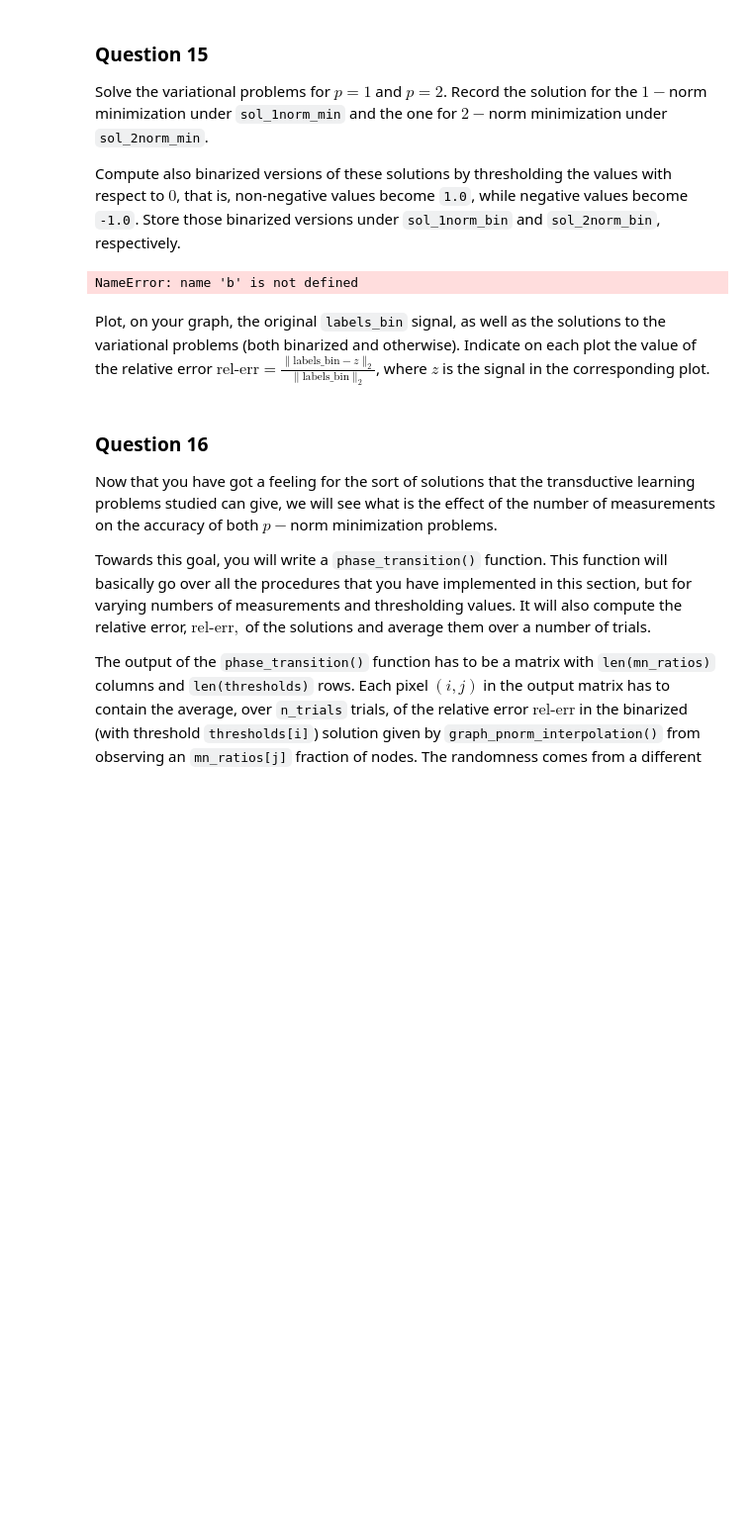
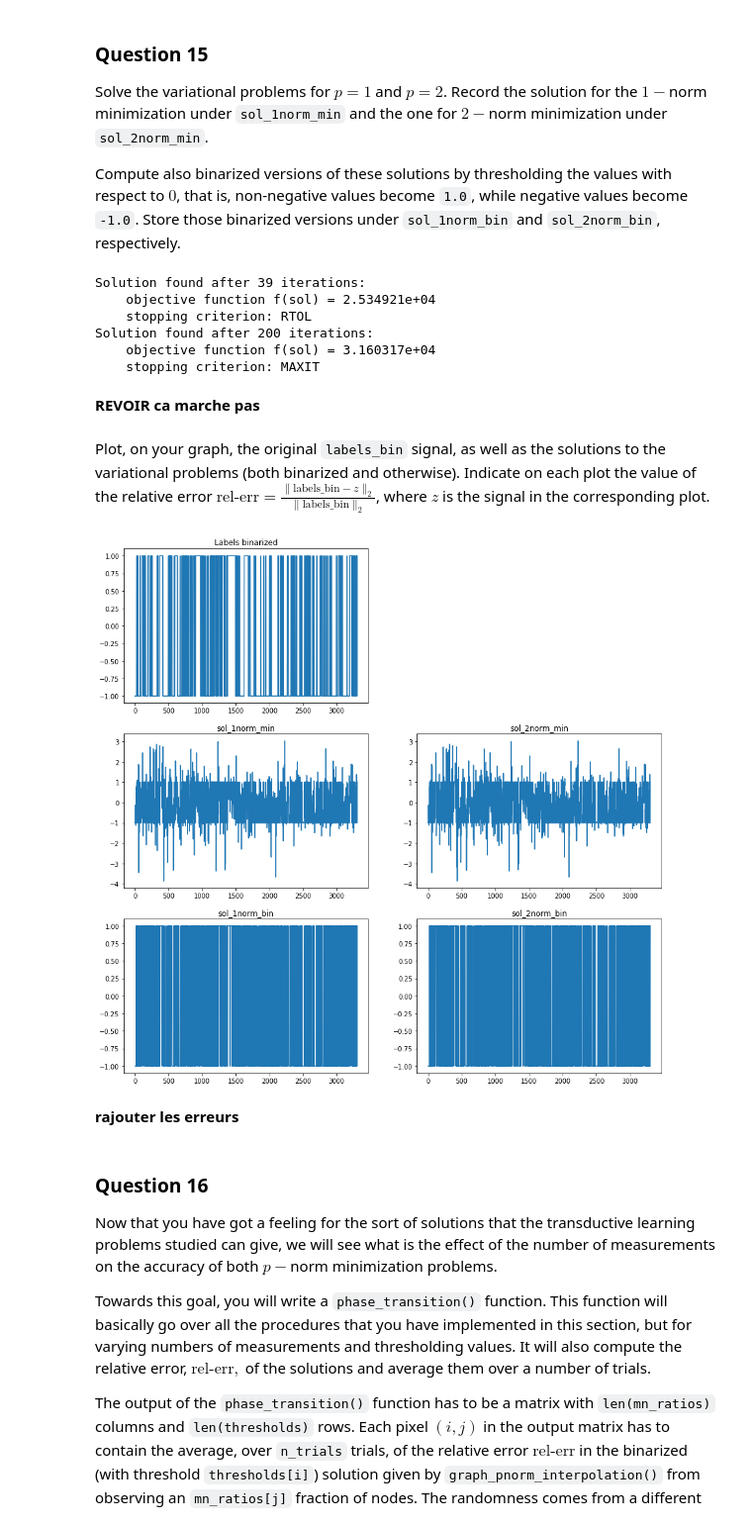
Before and after one commit to AmauV/NTDS, a Jupyter notebook: 4_graph_signal_processing.ipynb, the cells around one changed output. Shown at 99% size. Drawn from its saved outputs; the diff is of its cells as text; code cells hidden in the pictures; blank space fills up the shorter version.

```diff
--- a/4_graph_signal_processing.ipynb
+++ b/4_graph_signal_processing.ipynb
@@ -518,9 +556,9 @@ np.random.shuffle(a)
 
 #Creation of the desired mask : 30% values are set
 ratio = int(np.ceil(n_nodes*mn_ratio))
-w = np.zeros(n_nodes)
+w = np.ones(n_nodes)
 for i in range(ratio):
-    w[a[i]]=1
+    w[a[i]]=0
 # %% [markdown]
 Plot the subsampled signal on the graph. _Hint:_ you might want to set to `numpy.nan` the values of the un-measured nodes for a cleaner plot.
 # %%
@@ -620,23 +662,56 @@ def P(a):
 Solve the variational problems for $p = 1$ and $p = 2$. Record the solution for the $1-$norm minimization under `sol_1norm_min` and the one for $2-$norm minimization under `sol_2norm_min`.
 
 Compute also binarized versions of these solutions by thresholding the values with respect to $0$, that is, non-negative values become `1.0`, while negative values become `-1.0`. Store those binarized versions under `sol_1norm_bin` and `sol_2norm_bin`, respectively.
+# %%
+#A supprimer
+gradient = np.transpose(nx.incidence_matrix(nx.from_numpy_array(biggest_cluster), oriented=True).toarray())
+gradient = scipy.sparse.csr_matrix(gradient)
+# %%
+x0 = np.random.randn(n_nodes)  #Default xO
 # %%
-proj = np.zeros(n_nodes)
-proj = P(proj)
+sol_1norm_min = graph_pnorm_interpolation(gradient=gradient, P=P, x0=x0, p=1.)
 
-sol_1norm_min = graph_pnorm_interpolation(gradient, proj, p=1.)
-
-sol_2norm_min = graph_pnorm_interpolation(gradient, proj, p=2.)
+sol_2norm_min = graph_pnorm_interpolation(gradient, P, x0=x0, p=2.)
 
 threshold = 0
 
-sol_1norm_bin = np.sign(sol_1norm_min-treshold)
+sol_1norm_bin = np.sign(sol_1norm_min-threshold)
 
-sol_2norm_bin = np.sign(sol_2norm_min-treshold)
+sol_2norm_bin = np.sign(sol_2norm_min-threshold)
 # %% [output]
-NameError: name 'b' is not defined
+Solution found after 39 iterations:
+    objective function f(sol) = 2.534921e+04
+    stopping criterion: RTOL
+Solution found after 200 iterations:
+    objective function f(sol) = 3.160317e+04
+    stopping criterion: MAXIT
+# %% [markdown]
+**REVOIR ca marche pas**
 # %% [markdown]
 Plot, on your graph, the original `labels_bin` signal, as well as the solutions to the variational problems (both binarized and otherwise). Indicate on each plot the value of the relative error $\text{rel-err} = \frac{\|\text{labels_bin} - z\|_2}{\|\text{labels_bin}\|_2}$, where $z$ is the signal in the corresponding plot.
+# %%
+fig, ax = plt.subplots(3, 2, figsize=(15, 15))
+
+ax[0, 0].plot(labels_bin)
+ax[0, 0].set_title("Labels binarized")
+
+ax[1, 0].plot(sol_1norm_min)
+ax[1, 0].set_title("sol_1norm_min")
+
+ax[1, 1].plot(sol_2norm_min)
+ax[1, 1].set_title("sol_2norm_min")
+
+ax[2, 0].plot(sol_1norm_bin)
+ax[2, 0].set_title("sol_1norm_bin")
+
+ax[2, 1].plot(sol_2norm_bin)
+ax[2, 1].set_title("sol_2norm_bin")
+
+ax[0, 1].remove()
+# %% [output]
+[figure, added]
+# %% [markdown]
+**rajouter les erreurs**
 # %% [markdown]
 ### Question 16
 
```
Also changed, not shown: parts of 10 cells of this notebook, 1 other file.
